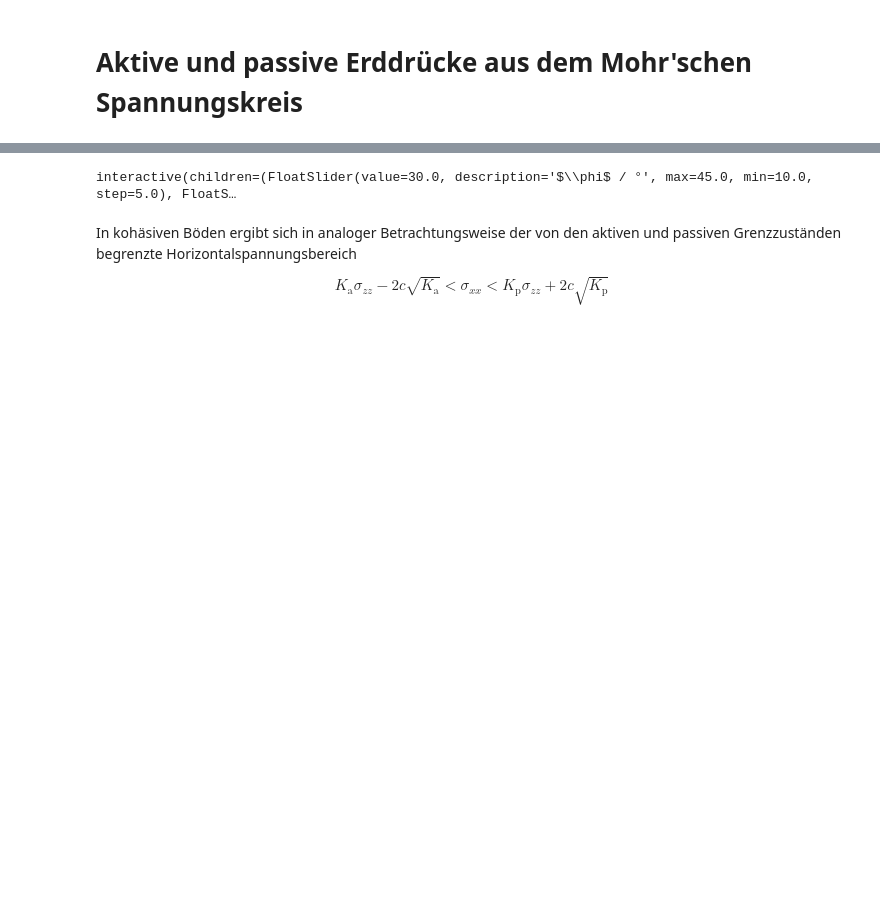
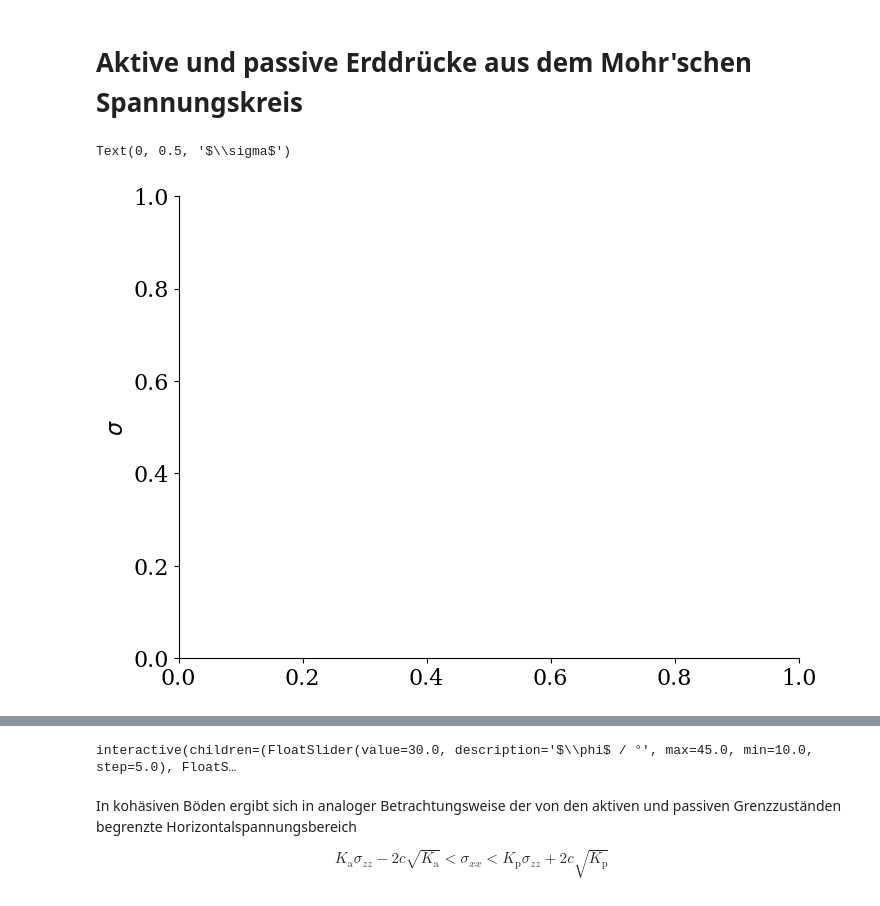
Before and after one commit to nagelt/Teaching_Scripts, a Jupyter notebook: Mohrs_circle_K0.ipynb, the cells around one changed output, grey strips where cells are left out. Cells and saved outputs as stored; diff of their text form; code cells hidden in the pictures; blank space fills up the shorter version.

```diff
--- a/Mohrs_circle_K0.ipynb
+++ b/Mohrs_circle_K0.ipynb
@@ -23,0 +19,6 @@ import plot_functions.plot_settings
+# %%
+fig, ax = plt.subplots()
+ax.set_ylabel(r'$\sigma$')
+# %% [output]
+Text(0, 0.5, '$\\sigma$')
+[figure, added]
```
Also changed, not shown: parts of 2 cells of this notebook, 2 other files.
